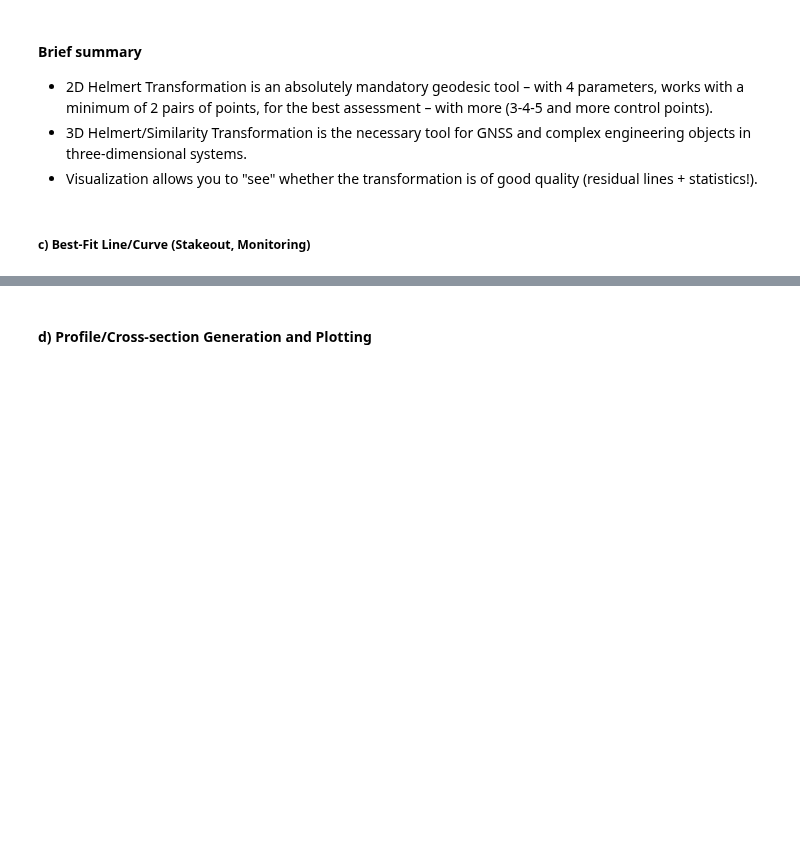
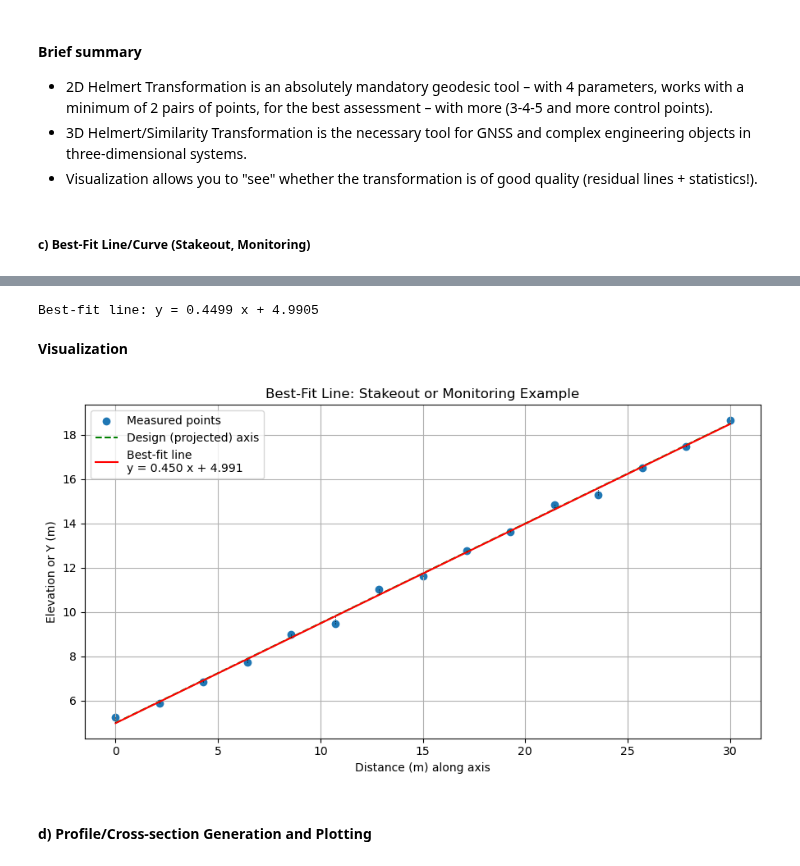
Before and after one commit to Araychev/UPSKILL-AI-and-Machine-Learning---2025, a Jupyter notebook: Math Concepts for Developers - март 2025/Regular_Exam_Project/math_concepts_geo_project.ipynb, the cells around one changed output, grey strips where cells are left out. Drawn from its saved outputs; the diff is of its cells as text; code cells hidden in the pictures; blank space fills up the shorter version.

Commit message:
Best-Fit Line/Curve (Stakeout, Monitoring) statement compleate

```diff
--- a/Math Concepts for Developers - март 2025/Regular_Exam_Project/math_concepts_geo_project.ipynb
+++ b/Math Concepts for Developers - март 2025/Regular_Exam_Project/math_concepts_geo_project.ipynb
@@ -1744,8 +1788,36 @@ plt.show()
+# %%
+# Simulate measured points along a line, with some random error (as in stakeout or monitoring)
+np.random.seed(1)
+x = np.linspace(0, 30, 15)
+y_exact = 5 + 0.45 * x        # Design line
+y_measured = y_exact + np.random.normal(scale=0.15, size=x.size)  # Measured with noise
+
+# Linear least squares fit
+A = np.c_[x, np.ones_like(x)]
+p, res, rank, s = np.linalg.lstsq(A, y_measured, rcond=None)
+a, b = p
+
+print(f"Best-fit line: y = {a:.4f} x + {b:.4f}")
+# %% [output]
+Best-fit line: y = 0.4499 x + 4.9905
+# %% [markdown]
+**Visualization**
 # %%
-from scipy import stats
-def best_fit_line(x, y):
-    slope, intercept, r, p, stderr = stats.linregress(x, y)
-    return slope, intercept
+plt.figure(figsize=(9,5))
+plt.scatter(x, y_measured, label='Measured points', color='tab:blue')
+plt.plot(x, y_exact, 'g--', label='Design (projected) axis', lw=1.5)
+plt.plot(x, a*x + b, 'r-',  label=f"Best-fit line\ny = {a:.3f} x + {b:.3f}")
+for xi, yi, yf in zip(x, y_measured, a*x + b):
+    plt.plot([xi, xi], [yi, yf], 'k:', lw=0.7)   # Residual lines
+plt.xlabel("Distance (m) along axis")
+plt.ylabel("Elevation or Y (m)")
+plt.title("Best-Fit Line: Stakeout or Monitoring Example")
+plt.legend(loc="best")
+plt.grid()
+plt.tight_layout()
+plt.show()
+# %% [output]
+[figure, added]
 # %% [markdown]
 #### d) Profile/Cross-section Generation and Plotting
 # %%
```
Also changed, not shown: parts of 1 cell of this notebook.
